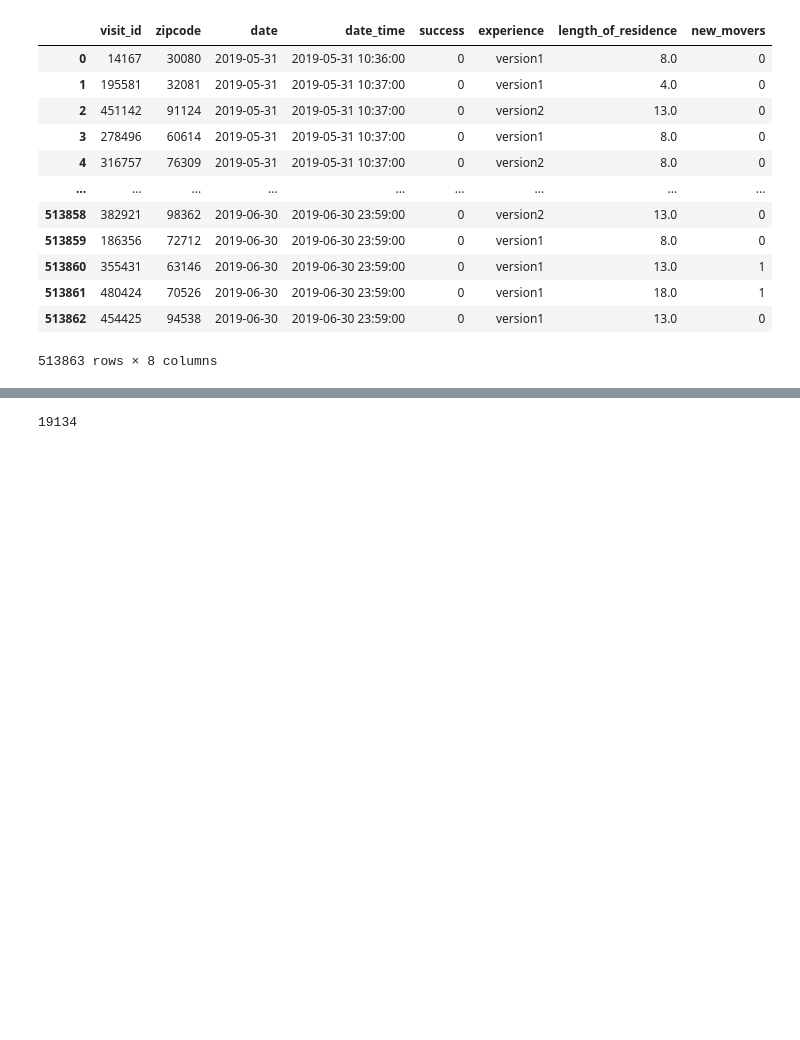
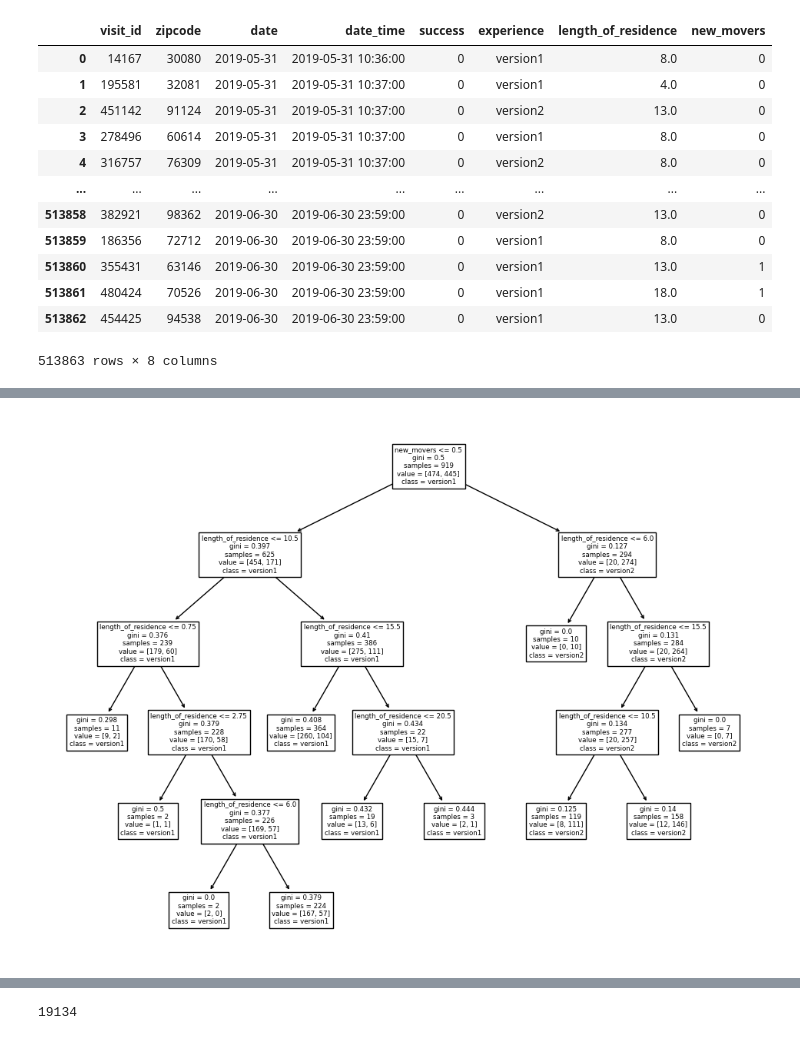
Before and after one commit to ykaitao/reinforcement-learning-for-recommendation, a Jupyter notebook: notebooks/multi-armed-bandit.ipynb, the cells around one changed output, grey strips where cells are left out. Cells and saved outputs as stored; diff of their text form; code cells hidden in the pictures; blank space fills up the shorter version.

```diff
--- a/notebooks/multi-armed-bandit.ipynb
+++ b/notebooks/multi-armed-bandit.ipynb
@@ -418,3 +446,12 @@ plot_correct_rate()
+# %%
+import matplotlib.pyplot as plt
+
+plt.figure(figsize=(12, 9))
+tree.plot_tree(
+    clf, feature_names=cols_input_feature, class_names=["version1", "version2"]
+)
+# %% [output]
+[figure, added]
 # %%
 from sklearn import linear_model
 from sklearn.preprocessing import StandardScaler
```
Also changed, not shown: parts of 7 cells of this notebook, 3 other files.
